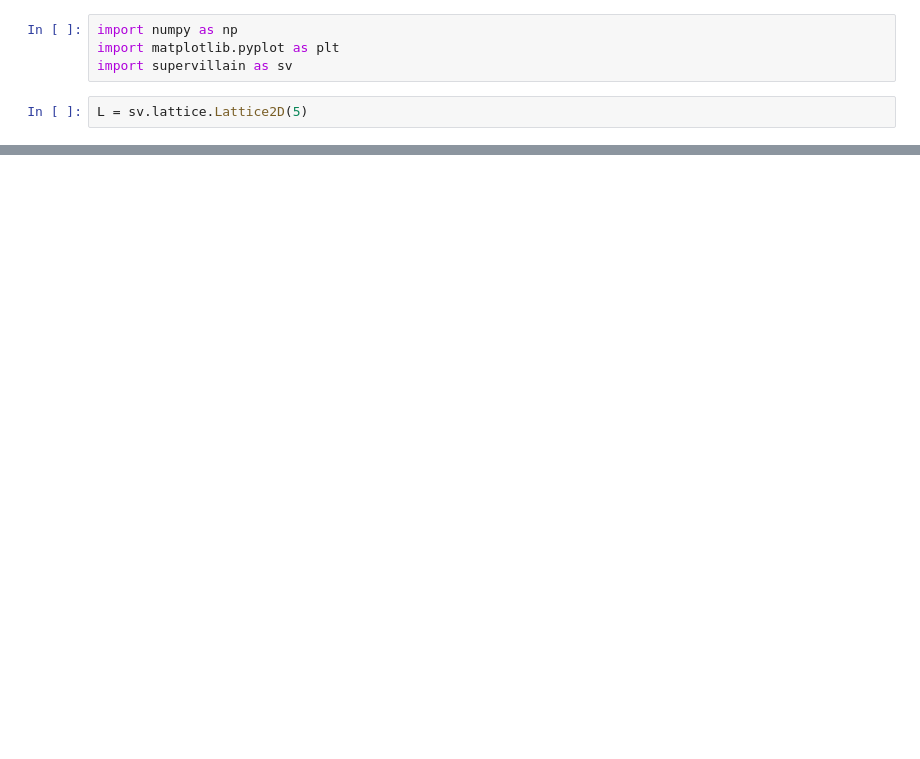
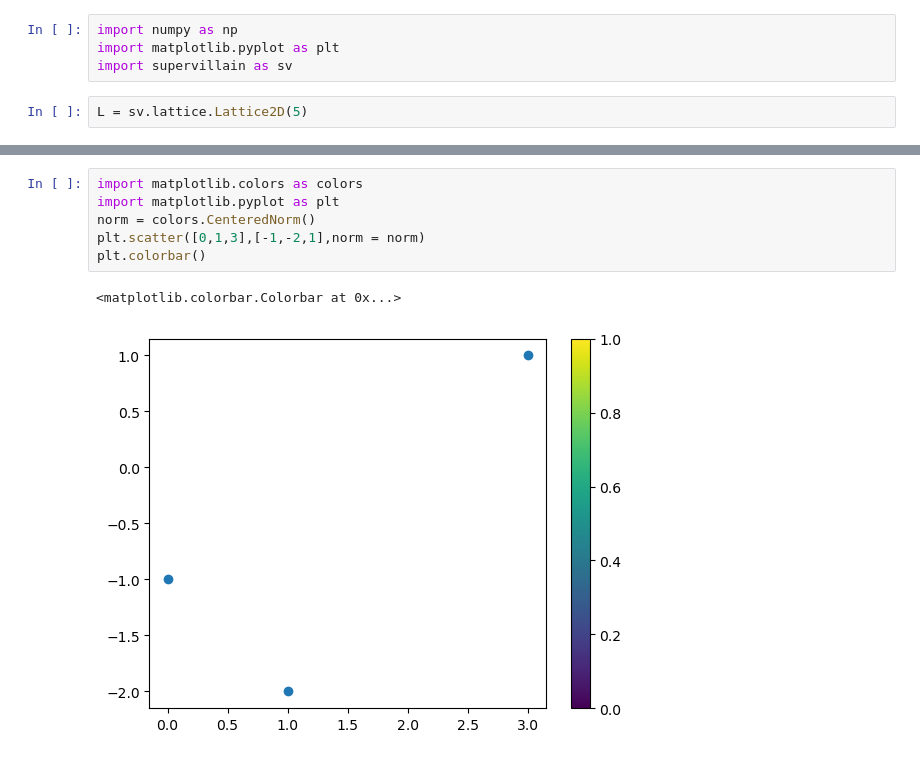
Before and after one commit to evanberkowitz/supervillain, a Jupyter notebook: workbooks/plot_form_issue.ipynb, the cells around one changed output, grey strips where cells are left out. Cells and saved outputs as stored; diff of their text form; blank space fills up the shorter version.

```diff
--- a/workbooks/plot_form_issue.ipynb
+++ b/workbooks/plot_form_issue.ipynb
@@ -13,0 +16,9 @@ L.plot_form(1,links,ax)
+# %%
+import matplotlib.colors as colors
+import matplotlib.pyplot as plt
+norm = colors.CenteredNorm()
+plt.scatter([0,1,3],[-1,-2,1],norm = norm)
+plt.colorbar()
+# %% [output]
+<matplotlib.colorbar.Colorbar at 0x...>
+[figure, added]
```
Also changed, not shown: parts of 4 cells of this notebook, 3 other files.
